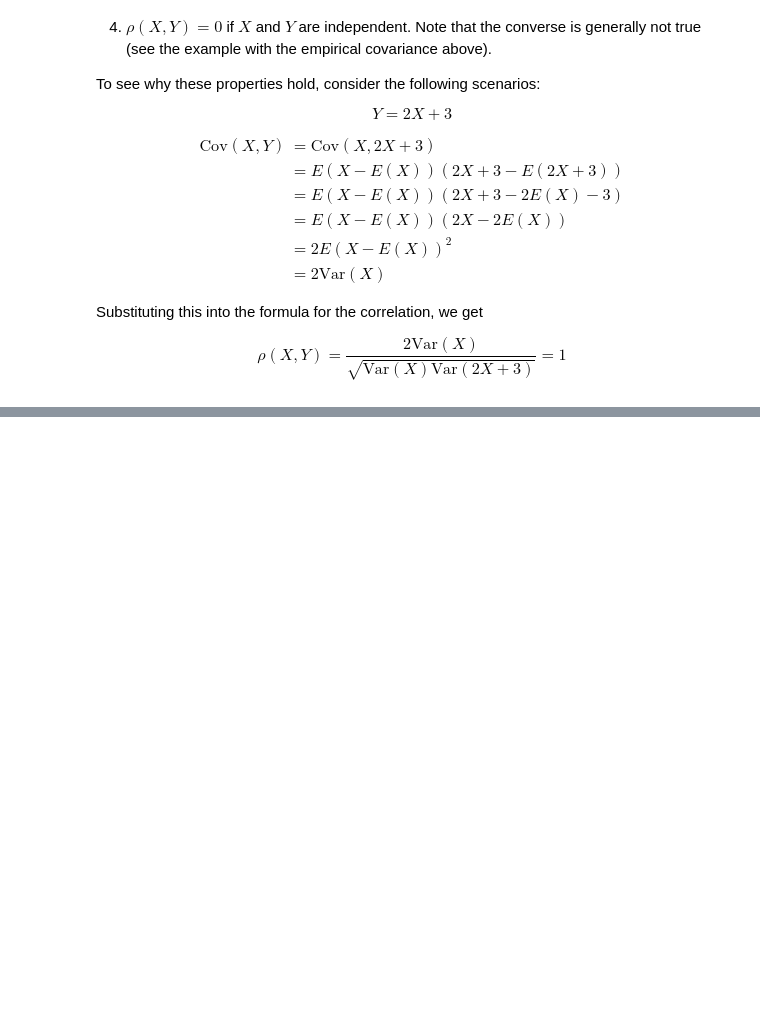
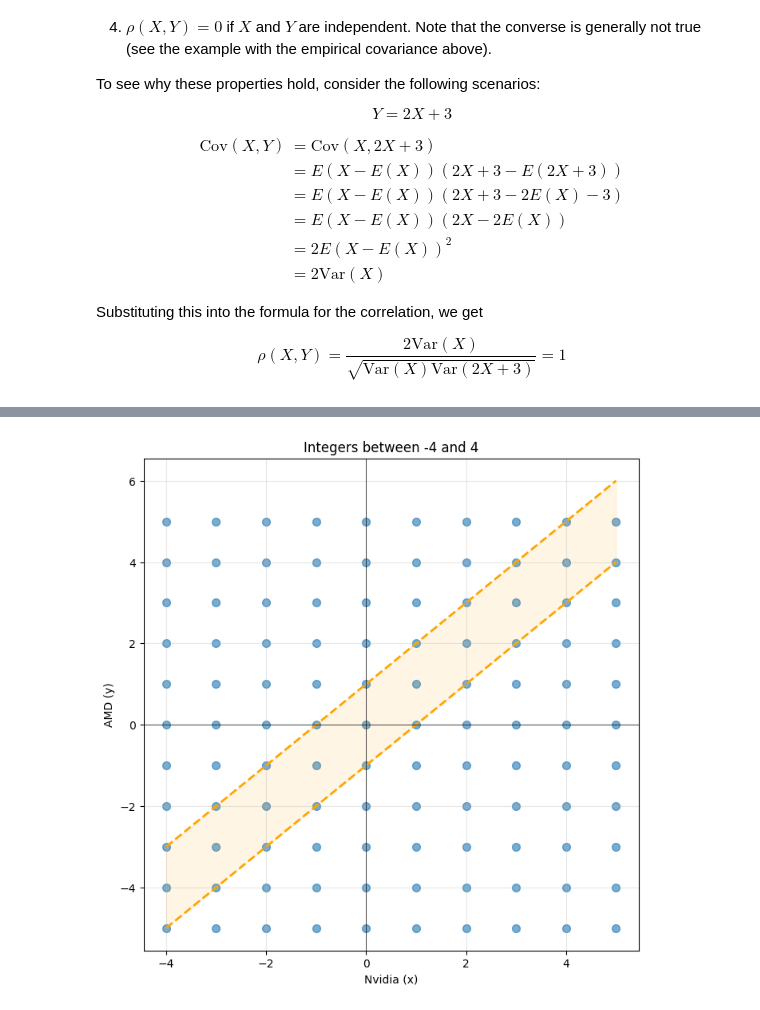
Before and after one commit to febse/stat2025, a Jupyter notebook: 08-Bi-variate-Discrete-Distributions.ipynb, the cells around one changed output, grey strips where cells are left out. Saved outputs shown, nothing was run; the diff lists cells and outputs as text; code cells hidden in the pictures; blank space fills up the shorter version.

```diff
--- a/08-Bi-variate-Discrete-Distributions.ipynb
+++ b/08-Bi-variate-Discrete-Distributions.ipynb
@@ -534,0 +546,33 @@ $$
+# %%
+# Create a grid of integers between -4 and 4 in two dimensions
+x_grid = np.arange(-4, 6)
+y_grid = np.arange(-5, 6)
+
+# Create a meshgrid
+X, Y = np.meshgrid(x_grid, y_grid)
+
+# Plot the grid
+plt.figure(figsize=(8, 8))
+plt.scatter(X, Y, s=50, alpha=0.6)
+plt.grid(True, alpha=0.3)
+plt.xlabel('Nvidia (x)')
+plt.ylabel('AMD (y)')
+
+
+x_vals = np.linspace(x_grid.min(), x_grid.max(), 100)
+y_vals_high = 1 + x_vals
+y_vals_low = -1 + x_vals
+
+plt.plot(x_vals, y_vals_high, color='orange', linestyle='--', linewidth=2, label='y = 1 + x')
+plt.plot(x_vals, y_vals_low, color='orange', linestyle='--', linewidth=2, label='y = -1 + x')
+plt.fill_between(x_vals, y_vals_low, y_vals_high, color='orange', alpha=0.1)
+
+plt.title('Integers between -4 and 4')
+plt.axhline(y=0, color='k', linewidth=0.5)
+plt.axvline(x=0, color='k', linewidth=0.5)
+
+# Plot a line for
+
+plt.show()
+# %% [output]
+[figure, added]
```
Also changed, not shown: parts of 6 cells of this notebook, 1 other file.
